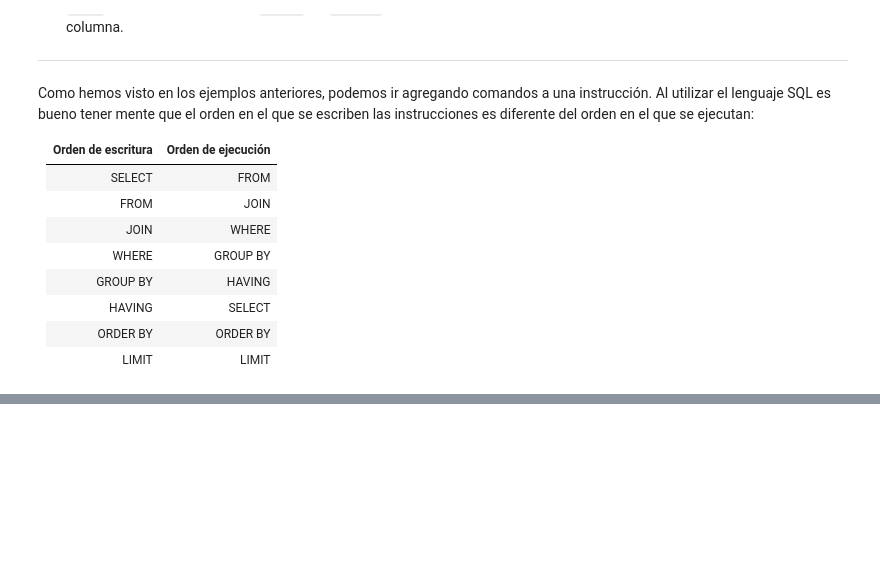
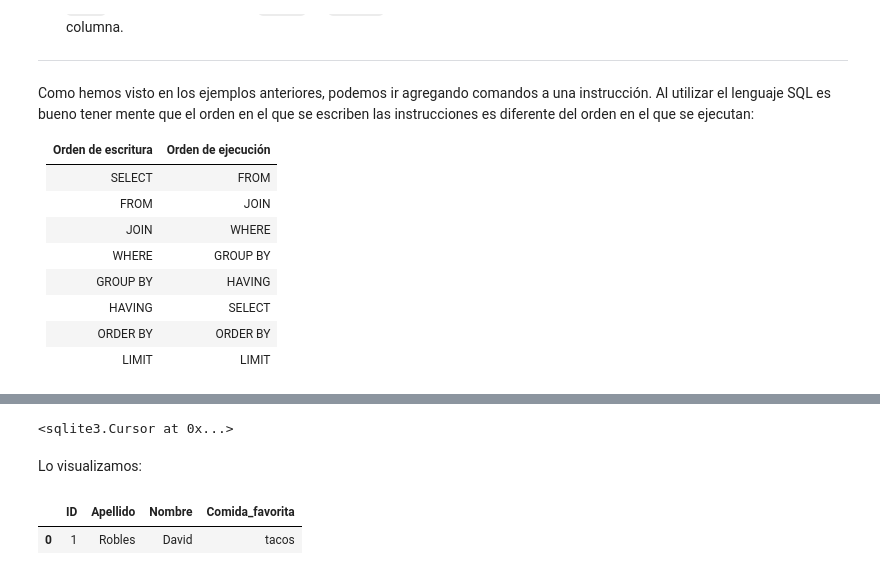
Before and after one commit to m-durand/propedeutico_python, a Jupyter notebook: notebooks/7_SQL_basico.ipynb, the cells around one changed output, grey strips where cells are left out. Saved outputs shown, nothing was run; the diff lists cells and outputs as text; code cells hidden in the pictures; blank space fills up the shorter version.

```diff
--- a/notebooks/7_SQL_basico.ipynb
+++ b/notebooks/7_SQL_basico.ipynb
@@ -447,0 +418,21 @@ df
+# %%
+# observa que los valores no numéricos los delimitamos por comillas.
+q = '''
+    INSERT INTO
+        Estudiantes (ID, Apellido, Nombre, Comida_favorita)
+    VALUES
+        (1, 'Robles', 'David', 'tacos')
+    ;
+    '''
+
+cur.execute(q)
+# %% [output]
+<sqlite3.Cursor at 0x...>
+# %% [markdown]
+Lo visualizamos:
+# %%
+df = pd.read_sql(q_all, con)
+df
+# %% [output]
+|  | ID | Apellido | Nombre | Comida_favorita |
+| 0 | 1 | Robles | David | tacos |
```
Also changed, not shown: parts of 36 cells of this notebook.
